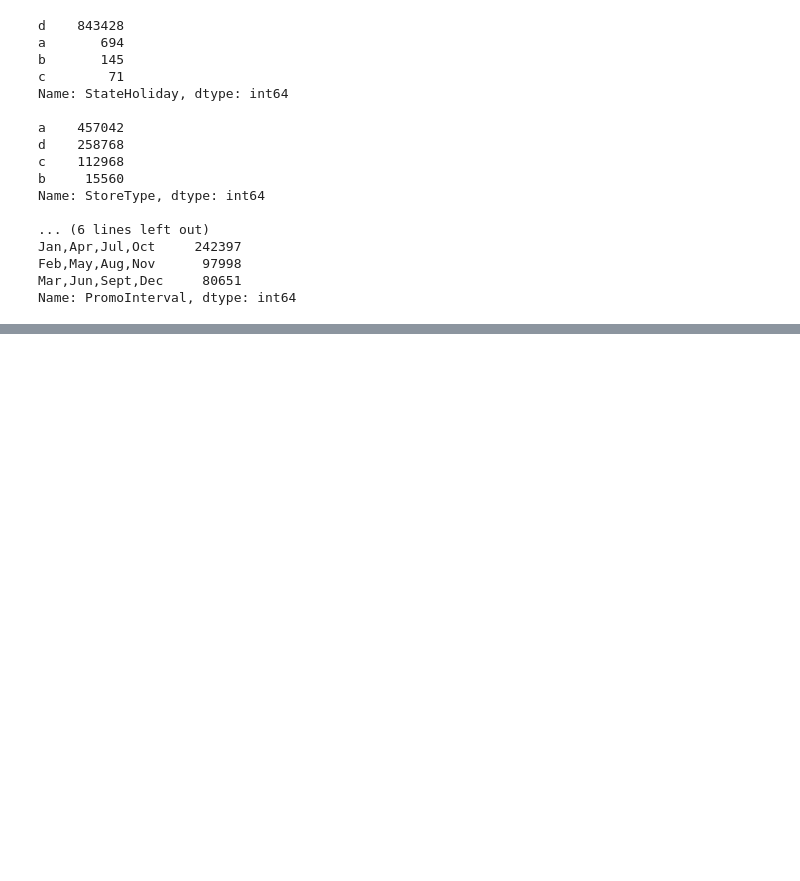
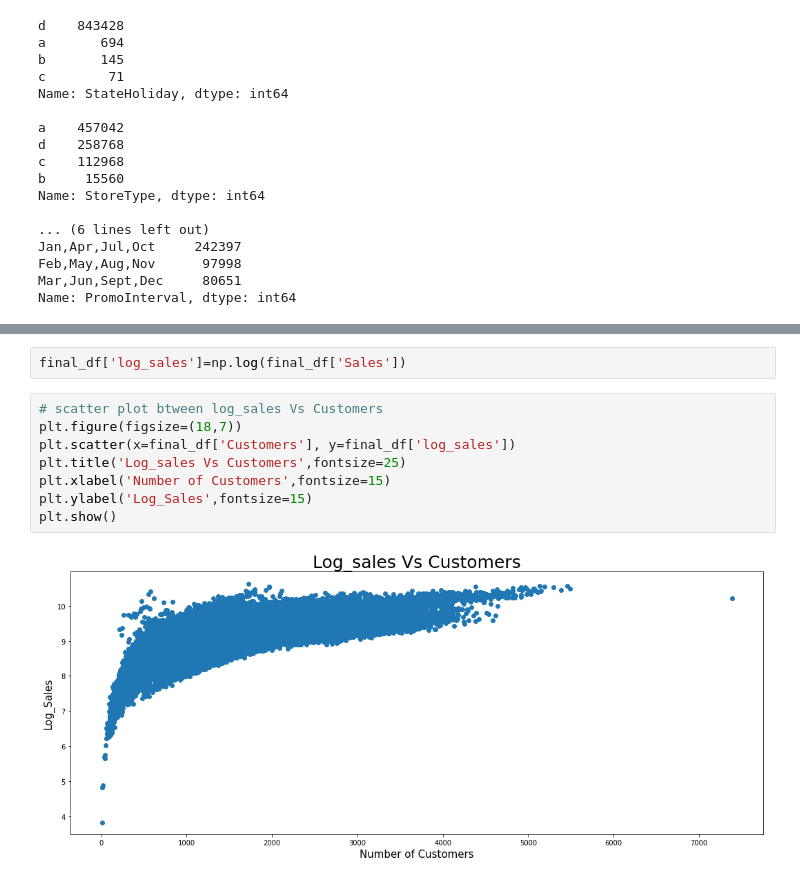
Before and after one commit to Kondasagar/Retail-Sales-Prediction-Regression-Model, a Jupyter notebook: Rossmann_Sales_Prediction_Capstone_Project.ipynb, the cells around one changed output, grey strips where cells are left out. Saved outputs shown, nothing was run; the diff lists cells and outputs as text; blank space fills up the shorter version.

```diff
--- a/Rossmann_Sales_Prediction_Capstone_Project.ipynb
+++ b/Rossmann_Sales_Prediction_Capstone_Project.ipynb
@@ -537,0 +645,12 @@ Name: PromoInterval, dtype: int64
+# %%
+final_df['log_sales']=np.log(final_df['Sales'])
+# %%
+# scatter plot btween log_sales Vs Customers
+plt.figure(figsize=(18,7))
+plt.scatter(x=final_df['Customers'], y=final_df['log_sales'])
+plt.title('Log_sales Vs Customers',fontsize=25)
+plt.xlabel('Number of Customers',fontsize=15)
+plt.ylabel('Log_Sales',fontsize=15)
+plt.show()
+# %% [output]
+[figure, added]
```
Also changed, not shown: parts of 28 cells of this notebook.
